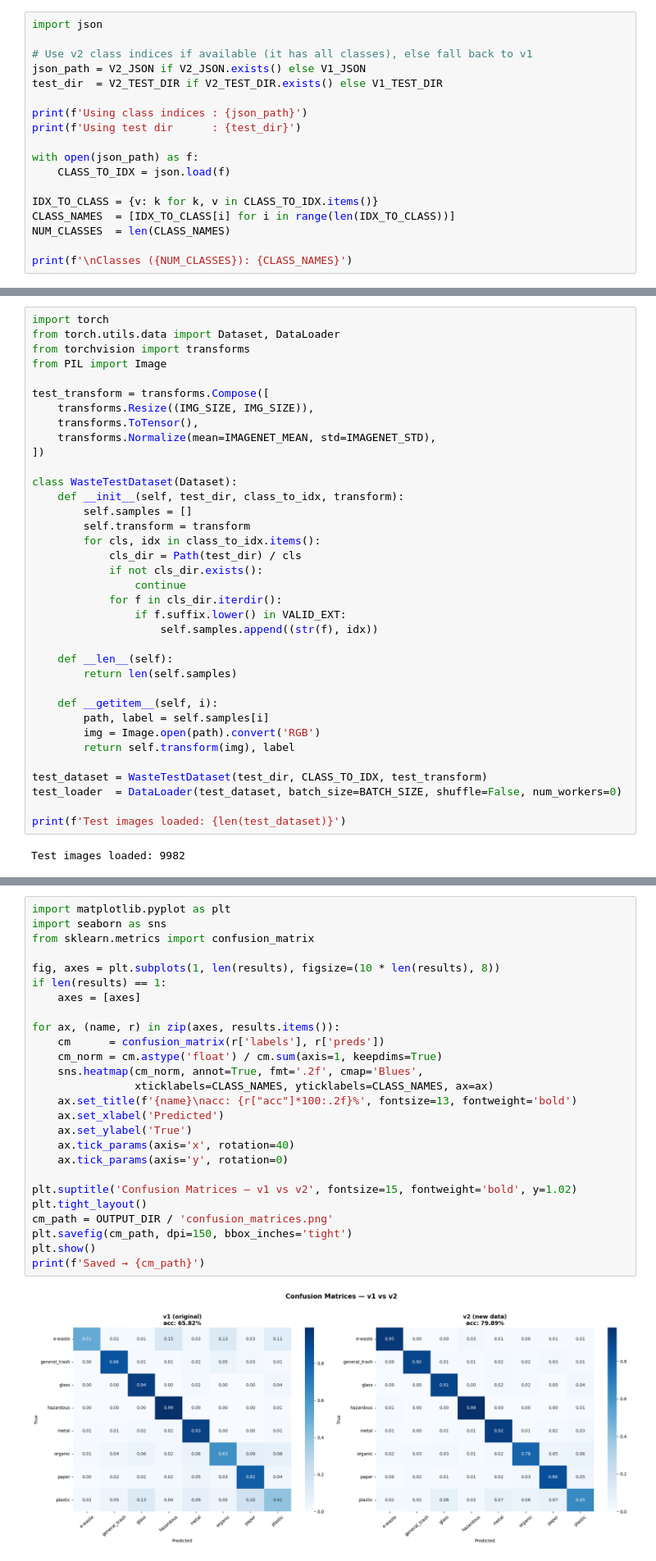
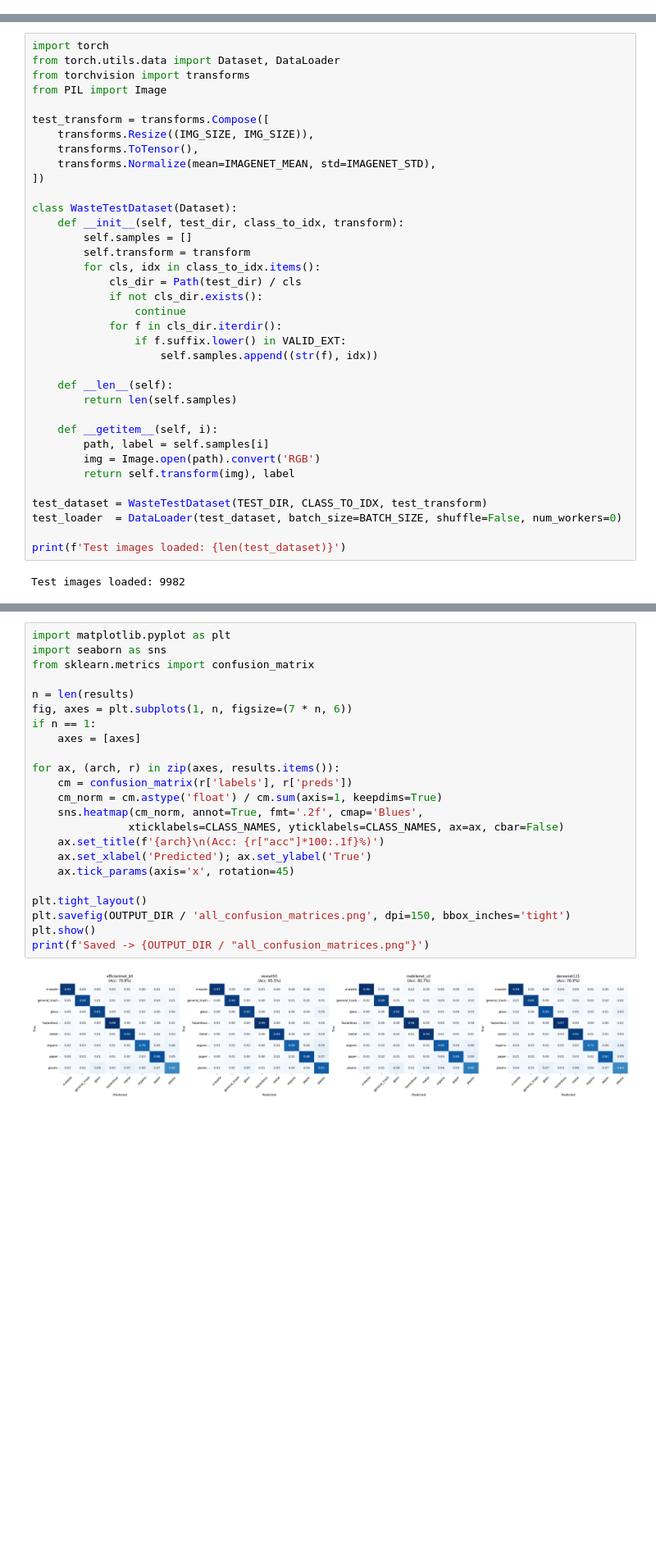
Before and after one commit to prasiddha42o/capstone-project-51, a Jupyter notebook: model_and_data_pipeline/Group51_Model_Comparison.ipynb, the cells around one changed output, grey strips where cells are left out. Shown at 82% size. Saved outputs shown, nothing was run; the diff lists cells and outputs as text; blank space fills up the shorter version.

```diff
--- a/model_and_data_pipeline/Group51_Model_Comparison.ipynb
+++ b/model_and_data_pipeline/Group51_Model_Comparison.ipynb
@@ -86,20 +79,2 @@ Paths configured.
 # %% [markdown]
 ## Cell 3 — Load class indices & resolve test set
-# %%
-import json
-
-# Use v2 class indices if available (it has all classes), else fall back to v1
-json_path = V2_JSON if V2_JSON.exists() else V1_JSON
-test_dir  = V2_TEST_DIR if V2_TEST_DIR.exists() else V1_TEST_DIR
-
-print(f'Using class indices : {json_path}')
-print(f'Using test dir      : {test_dir}')
-
-with open(json_path) as f:
-    CLASS_TO_IDX = json.load(f)
-
-IDX_TO_CLASS = {v: k for k, v in CLASS_TO_IDX.items()}
-CLASS_NAMES  = [IDX_TO_CLASS[i] for i in range(len(IDX_TO_CLASS))]
-NUM_CLASSES  = len(CLASS_NAMES)
-
-print(f'\nClasses ({NUM_CLASSES}): {CLASS_NAMES}')
@@ -142,7 +148,7 @@ class WasteTestDataset(Dataset):
         img = Image.open(path).convert('RGB')
         return self.transform(img), label
 
-test_dataset = WasteTestDataset(test_dir, CLASS_TO_IDX, test_transform)
+test_dataset = WasteTestDataset(TEST_DIR, CLASS_TO_IDX, test_transform)
 test_loader  = DataLoader(test_dataset, batch_size=BATCH_SIZE, shuffle=False, num_workers=0)
 
 print(f'Test images loaded: {len(test_dataset)}')
@@ -258,28 +314,25 @@ Report saved → /Users/prassanna/Downloads/Capstone_project/model_and_data_pipe
 # %%
 import matplotlib.pyplot as plt
 import seaborn as sns
 from sklearn.metrics import confusion_matrix
 
-fig, axes = plt.subplots(1, len(results), figsize=(10 * len(results), 8))
-if len(results) == 1:
+n = len(results)
+fig, axes = plt.subplots(1, n, figsize=(7 * n, 6))
+if n == 1:
     axes = [axes]
 
-for ax, (name, r) in zip(axes, results.items()):
-    cm      = confusion_matrix(r['labels'], r['preds'])
+for ax, (arch, r) in zip(axes, results.items()):
+    cm = confusion_matrix(r['labels'], r['preds'])
     cm_norm = cm.astype('float') / cm.sum(axis=1, keepdims=True)
     sns.heatmap(cm_norm, annot=True, fmt='.2f', cmap='Blues',
-                xticklabels=CLASS_NAMES, yticklabels=CLASS_NAMES, ax=ax)
-    ax.set_title(f'{name}\nacc: {r["acc"]*100:.2f}%', fontsize=13, fontweight='bold')
-    ax.set_xlabel('Predicted')
-    ax.set_ylabel('True')
-    ax.tick_params(axis='x', rotation=40)
-    ax.tick_params(axis='y', rotation=0)
+               xticklabels=CLASS_NAMES, yticklabels=CLASS_NAMES, ax=ax, cbar=False)
+    ax.set_title(f'{arch}\n(Acc: {r["acc"]*100:.1f}%)')
+    ax.set_xlabel('Predicted'); ax.set_ylabel('True')
+    ax.tick_params(axis='x', rotation=45)
 
-plt.suptitle('Confusion Matrices — v1 vs v2', fontsize=15, fontweight='bold', y=1.02)
 plt.tight_layout()
-cm_path = OUTPUT_DIR / 'confusion_matrices.png'
-plt.savefig(cm_path, dpi=150, bbox_inches='tight')
+plt.savefig(OUTPUT_DIR / 'all_confusion_matrices.png', dpi=150, bbox_inches='tight')
 plt.show()
-print(f'Saved → {cm_path}')
+print(f'Saved -> {OUTPUT_DIR / "all_confusion_matrices.png"}')
 # %% [output]
-[figure, old version]
+[figure, new version]
```
Also changed, not shown: parts of 20 cells of this notebook, 47 other files.
